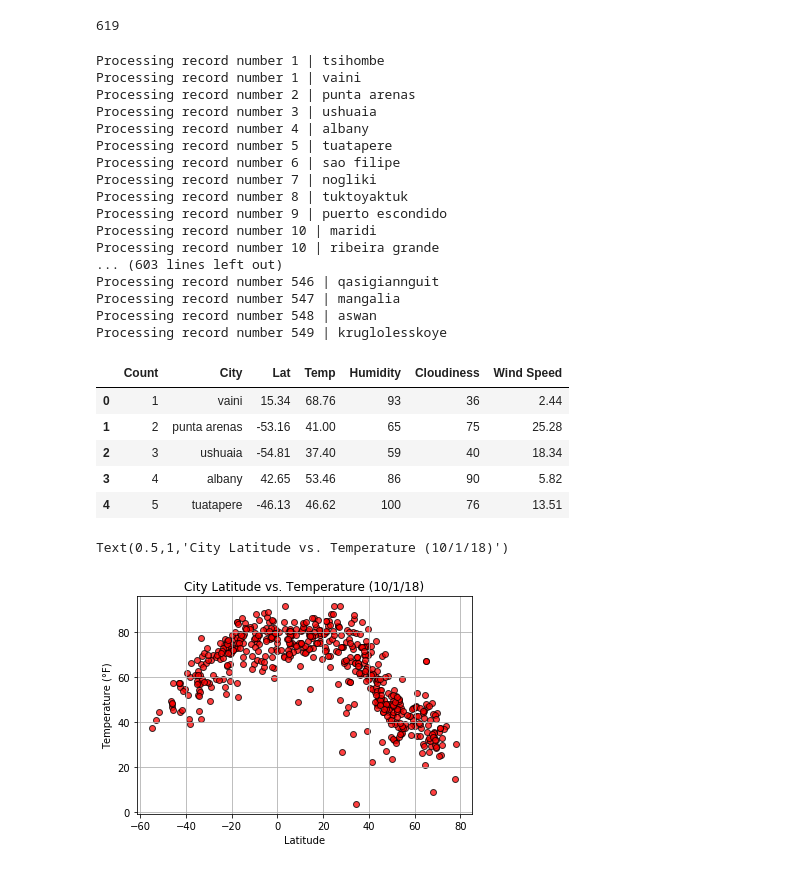
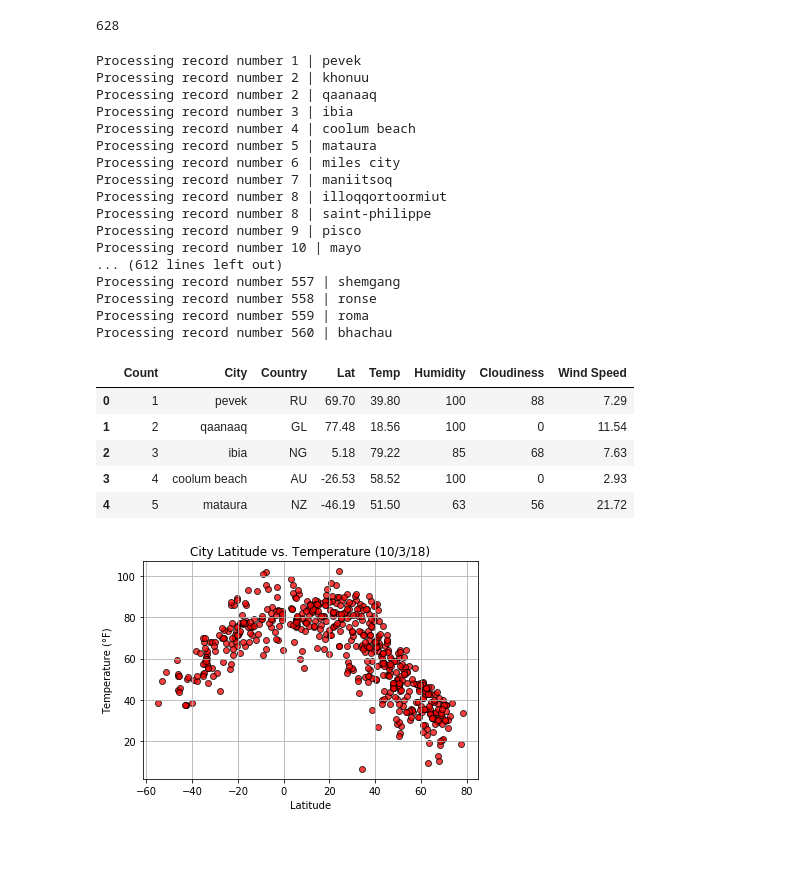
Before and after one commit to tc-sabr/Weather, a Jupyter notebook: Weather_Analysis.ipynb, the cells around one changed output. Cells and saved outputs as stored; diff of their text form; code cells hidden in the pictures.

```diff
--- a/Weather_Analysis.ipynb
+++ b/Weather_Analysis.ipynb
@@ -34,9 +33,9 @@ for lat_lng in lat_lngs:
         cities.append(city)
 
 #print city count to confirm sufficient count
-len(cities)
+print(len(cities))
 # %% [output]
-619
+628
 # %%
 url = 'http://api.openweathermap.org/data/2.5/weather?'
 units = 'Imperial'
@@ -58,9 +57,10 @@ for city in cities:
         cloud = response['clouds']['all']
         ws = response['wind']['speed']
         lat = response['coord']['lat']
+        country = response['sys']['country']
 
         #append lists if data available
-        weather_data.append([count, city, lat, temp, humid, cloud, ws])
+        weather_data.append([count, city, country, lat, temp, humid, cloud, ws])
 
         #increase count
         count += 1
@@ -68,30 +68,30 @@ for city in cities:
     except:
         continue
 # %% [output]
-Processing record number 1 | tsihombe
-Processing record number 1 | vaini
-Processing record number 2 | punta arenas
-Processing record number 3 | ushuaia
-Processing record number 4 | albany
-Processing record number 5 | tuatapere
-Processing record number 6 | sao filipe
-Processing record number 7 | nogliki
-Processing record number 8 | tuktoyaktuk
-Processing record number 9 | puerto escondido
-Processing record number 10 | maridi
-Processing record number 10 | ribeira grande
-... (603 lines left out)
-Processing record number 546 | qasigiannguit
-Processing record number 547 | mangalia
-Processing record number 548 | aswan
-Processing record number 549 | kruglolesskoye
+Processing record number 1 | pevek
+Processing record number 2 | khonuu
+Processing record number 2 | qaanaaq
+Processing record number 3 | ibia
+Processing record number 4 | coolum beach
+Processing record number 5 | mataura
+Processing record number 6 | miles city
+Processing record number 7 | maniitsoq
+Processing record number 8 | illoqqortoormiut
+Processing record number 8 | saint-philippe
+Processing record number 9 | pisco
+Processing record number 10 | mayo
+... (612 lines left out)
+Processing record number 557 | shemgang
+Processing record number 558 | ronse
+Processing record number 559 | roma
+Processing record number 560 | bhachau
 # %%
-weather_df = pd.DataFrame(weather_data, columns=['Count', 'City', 'Lat', 'Temp', 'Humidity', 'Cloudiness', 'Wind Speed'])
+weather_df = pd.DataFrame(weather_data, columns=['Count', 'City', 'Country', 'Lat', 'Temp', 'Humidity', 'Cloudiness', 'Wind Speed'])
 weather_df.head()
 # %% [output]
-|  | Count | City | Lat | Temp | Humidity | Cloudiness | Wind Speed |
-| 0 | 1 | vaini | 15.34 | 68.76 | 93 | 36 | 2.44 |
-| 1 | 2 | punta arenas | -53.16 | 41.00 | 65 | 75 | 25.28 |
-| 2 | 3 | ushuaia | -54.81 | 37.40 | 59 | 40 | 18.34 |
-| 3 | 4 | albany | 42.65 | 53.46 | 86 | 90 | 5.82 |
-| 4 | 5 | tuatapere | -46.13 | 46.62 | 100 | 76 | 13.51 |
+|  | Count | City | Country | Lat | Temp | Humidity | Cloudiness | Wind Speed |
+| 0 | 1 | pevek | RU | 69.70 | 39.80 | 100 | 88 | 7.29 |
+| 1 | 2 | qaanaaq | GL | 77.48 | 18.56 | 100 | 0 | 11.54 |
+| 2 | 3 | ibia | NG | 5.18 | 79.22 | 85 | 68 | 7.63 |
+| 3 | 4 | coolum beach | AU | -26.53 | 58.52 | 100 | 0 | 2.93 |
+| 4 | 5 | mataura | NZ | -46.19 | 51.50 | 63 | 56 | 21.72 |
@@ -98,15 +101,15 @@ weather_df.head()
 # %%
 #create scatter for lat & temp
-plt.scatter(weather_df['Lat'], weather_df['Temp'], marker='o',
+fig_scatter = plt.scatter(weather_df['Lat'], weather_df['Temp'], marker='o',
             facecolor='red', edgecolor='black', alpha=0.75)
 
 plt.grid()
 plt.xlabel('Latitude')
 plt.ylabel('Temperature (°F)')
-plt.title('City Latitude vs. Temperature (10/1/18)')
+plt.title('City Latitude vs. Temperature (10/3/18)')
+plt.savefig('Output_Images/latitude_temp.png')
 # %% [output]
-Text(0.5,1,'City Latitude vs. Temperature (10/1/18)')
-[figure, old version]
+[figure, new version]
 # %%
 #create scatter for lat & humidity
 plt.scatter(weather_df['Lat'], weather_df['Humidity'], marker='o',
```
Also changed, not shown: parts of 6 cells of this notebook.
